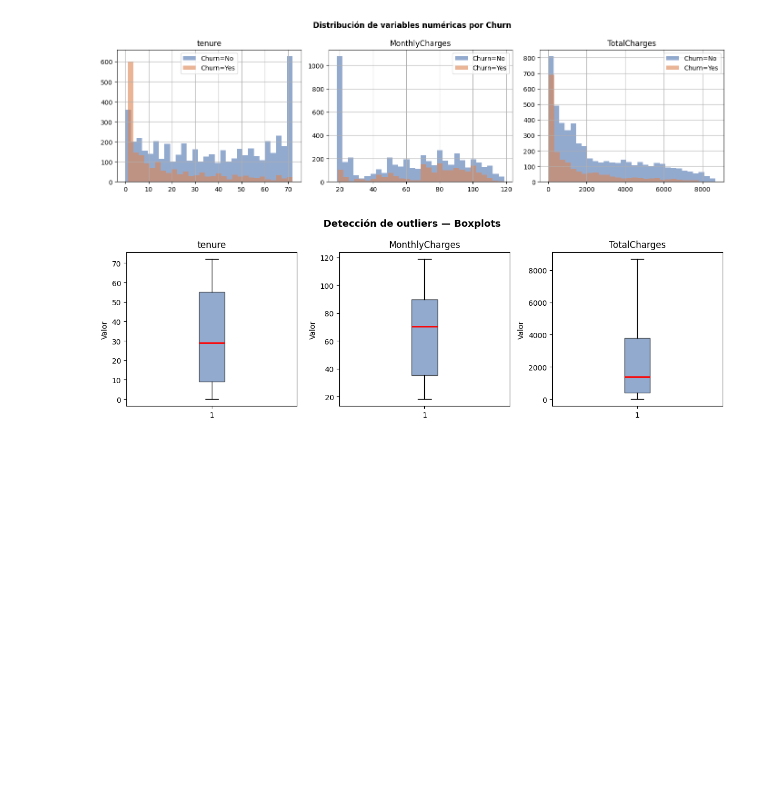
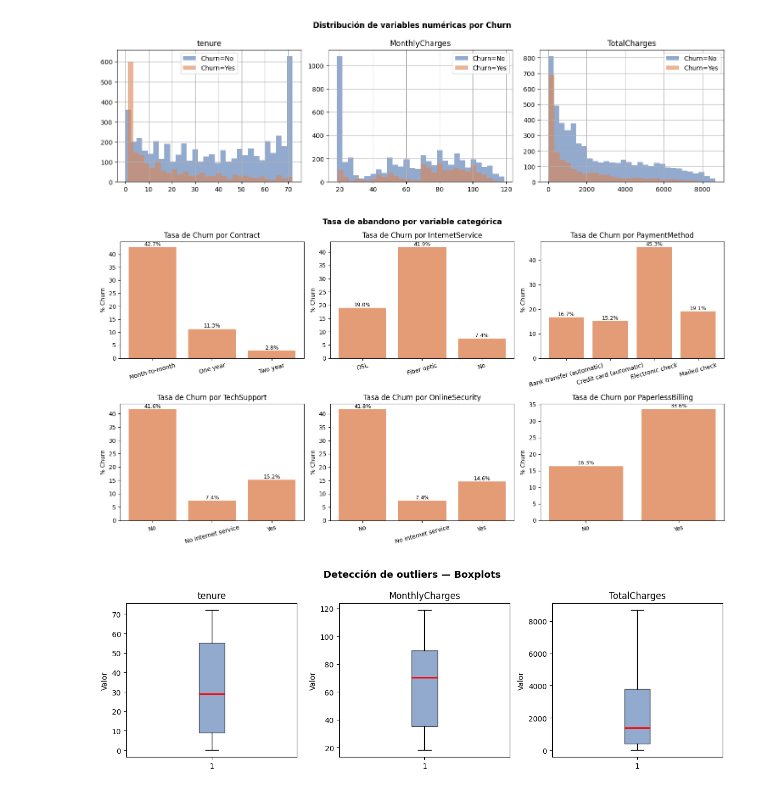
Before and after one commit to digalin/telco-churn-prediction, a Jupyter notebook: notebook/01_eda.ipynb, the cells around one changed output. Drawn from its saved outputs; the diff is of its cells as text; code cells hidden in the pictures; blank space fills up the shorter version.

```diff
--- a/notebook/01_eda.ipynb
+++ b/notebook/01_eda.ipynb
@@ -155,6 +155,28 @@ plt.tight_layout()
 plt.show()
 # %% [output]
 [figure]
+# %%
+key_cats = ['Contract', 'InternetService', 'PaymentMethod',
+            'TechSupport', 'OnlineSecurity', 'PaperlessBilling']
+
+fig, axes = plt.subplots(2, 3, figsize=(15, 8))
+axes = axes.flatten()
+
+for ax, col in zip(axes, key_cats):
+    churn_rate = df.groupby(col)['Churn'].apply(lambda x: (x == 'Yes').mean() * 100)
+    bars = ax.bar(churn_rate.index, churn_rate.values, color='#DD8452', alpha=0.8)
+    ax.set_title(f'Tasa de Churn por {col}')
+    ax.set_ylabel('% Churn')
+    ax.tick_params(axis='x', rotation=15)
+    for bar, val in zip(bars, churn_rate.values):
+        ax.text(bar.get_x() + bar.get_width()/2, bar.get_height() + 0.5,
+                f'{val:.1f}%', ha='center', fontsize=9)
+
+plt.suptitle('Tasa de abandono por variable categórica', fontsize=13, fontweight='bold')
+plt.tight_layout()
+plt.show()
+# %% [output]
+[figure, added]
 # %%
 fig, axes = plt.subplots(1, 3, figsize=(12, 4))
 
```
Also changed, not shown: 1 other file.
